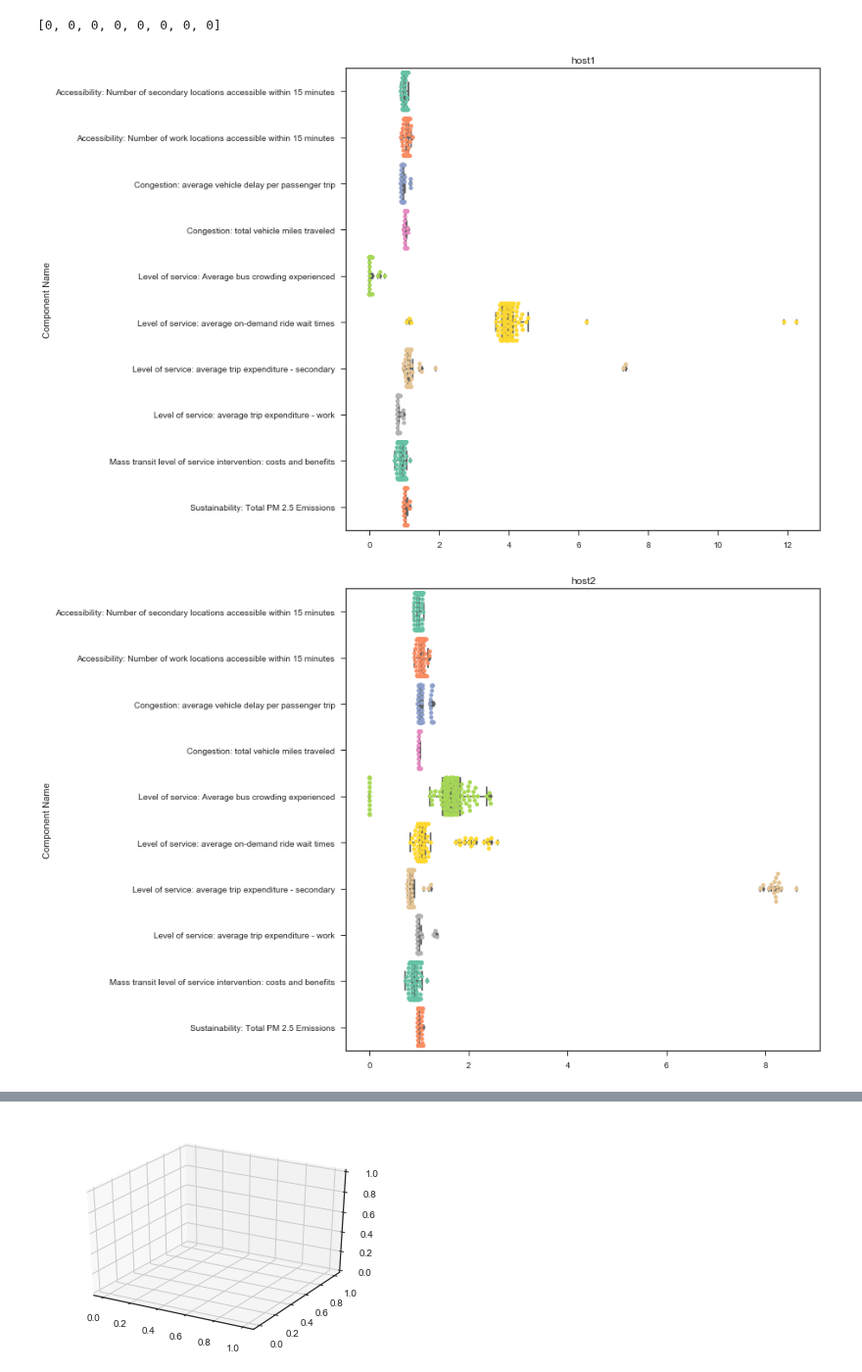
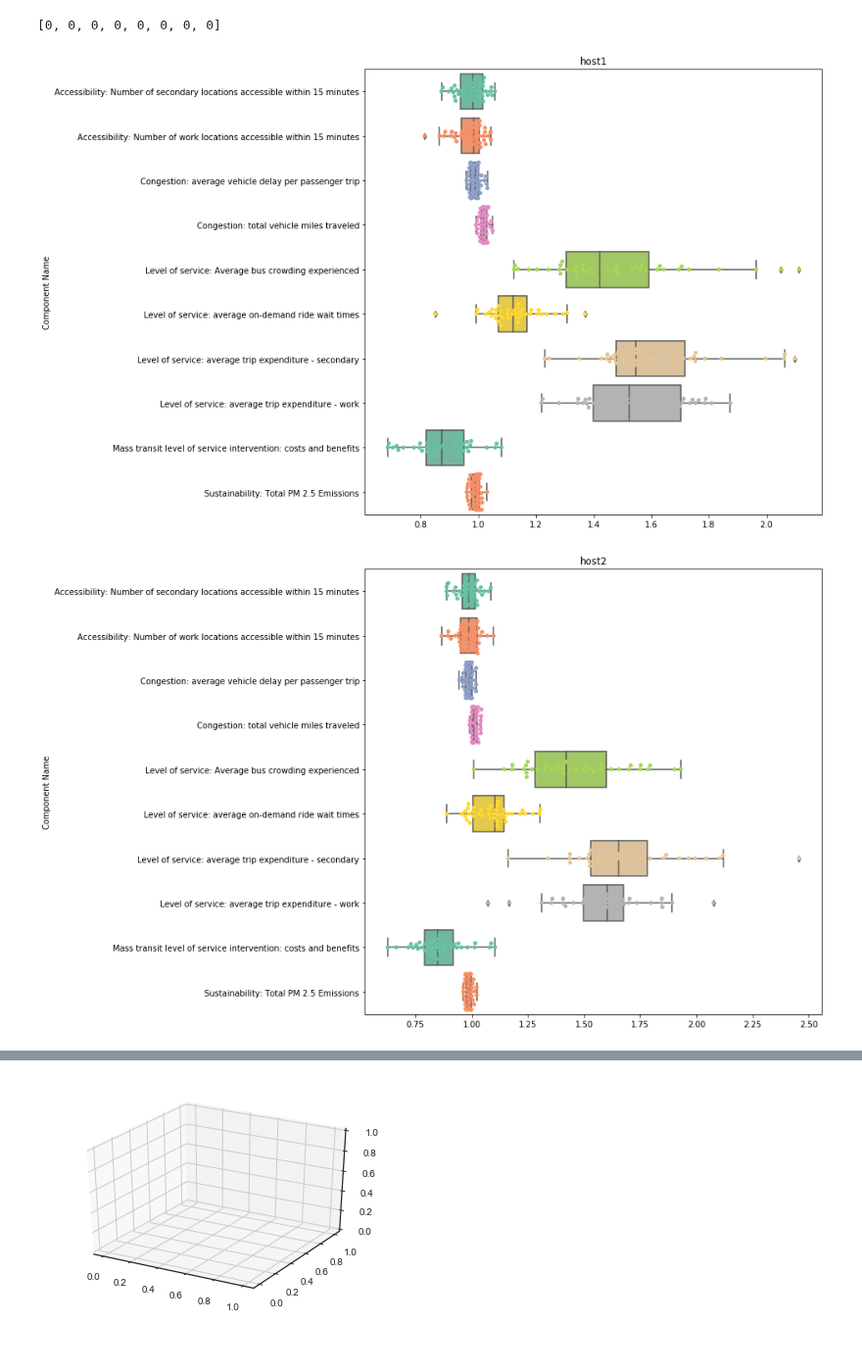
Before and after one commit to bistro-its-berkeley/BISTRO-Starter-Kit, a Jupyter notebook: utilities/RandomSearchResultsAnalysis.ipynb, the cells around one changed output, grey strips where cells are left out. Shown at 98% size. Cells and saved outputs as stored; diff of their text form; code cells hidden in the pictures; blank space fills up the shorter version.

```diff
--- a/utilities/RandomSearchResultsAnalysis.ipynb
+++ b/utilities/RandomSearchResultsAnalysis.ipynb
@@ -153,7 +153,7 @@ import glob
 
 scores_dfs={}
 for host in host_names:
-    common="../search-output/{}/".format(host)
+    common="../search-output/random-all/{}/".format(host)
     output_dirs = glob.glob(common+"output*/sioux_faux/sioux_faux-15k*/competition/")
 
 
@@ -208,32 +208,32 @@ for host in host_names:
     vfm_df.loc[:,"vehicleTypeId"] = vehicle_type_factors[0]
 
     input_type = "ModeIncentives"
     input_fields = ["income","age"]
     mode_df = split_input_range(mode_df.copy(),input_fields)
 
     input_type = "PtFares"
     input_fields = ["age"]
     ptfare_df = split_input_range(ptfare_df.copy(),input_fields)
 
     scores_df = pd.concat(sub_score_dfs)
 
     score_type = "Submission Score"
     freq_subscore_df = merge_input_type_df_with_score(freq_df,scores_df,score_type)
     mode_subscore_df = merge_input_type_df_with_score(mode_df,scores_df,score_type)
     ptfare_subscore_df = merge_input_type_df_with_score(ptfare_df,scores_df,score_type)
     vfm_subscore_df = merge_input_type_df_with_score(vfm_df,scores_df,score_type)
 
     freq_subscore_df=freq_subscore_df[freq_subscore_df["Raw Score"]>0]
     scores_df_wide = scores_df.reset_index().pivot(index='output_key',columns='Component Name',values='Raw Score')
     scores_dfs[host] = scores_df_wide
     fig = plt.figure(figsize=(10,10))
     sns.boxplot(data=scores_df_wide.drop("Submission Score",axis=1),orient='h',palette='Set2')
     sns.swarmplot(data=scores_df_wide.drop("Submission Score",axis=1),orient='h',palette='Set2',color=".25")
     axis = fig.axes[0]
 #     axis.set_xlim(-0.25,5.0)
     plt.title(host)
     plt.show()
     fig.savefig("img/{}.png".format(host),format="png",dpi=150)
 # %% [output]
-[figure, old version]
+[figure, new version]
-[figure, old version]
+[figure, new version]
```
Also changed, not shown: parts of 6 cells of this notebook.
